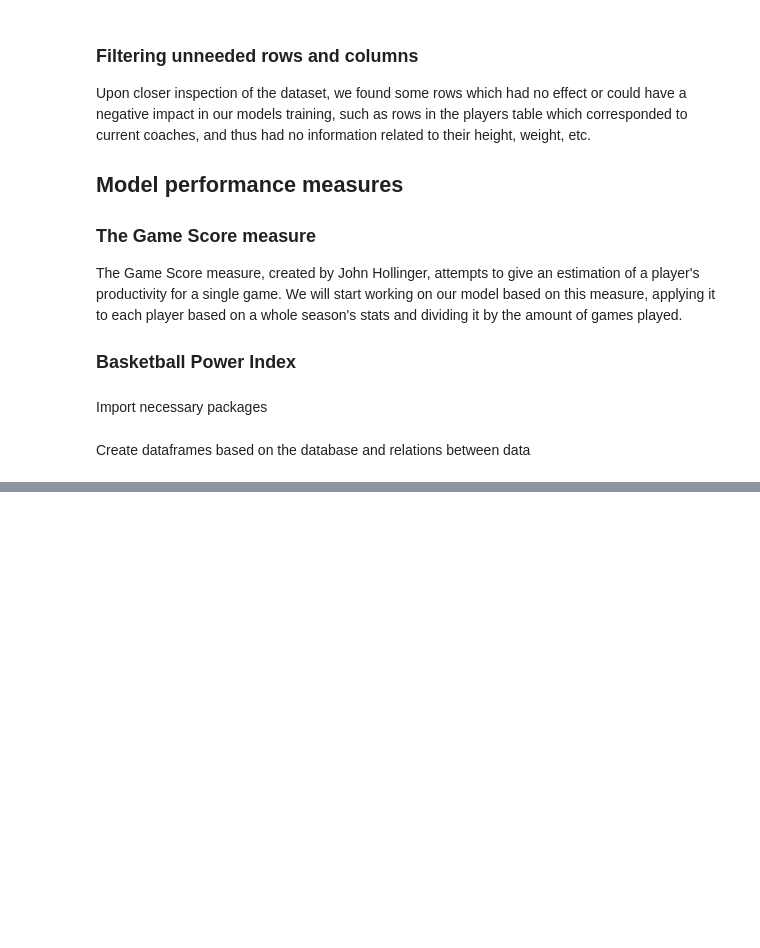
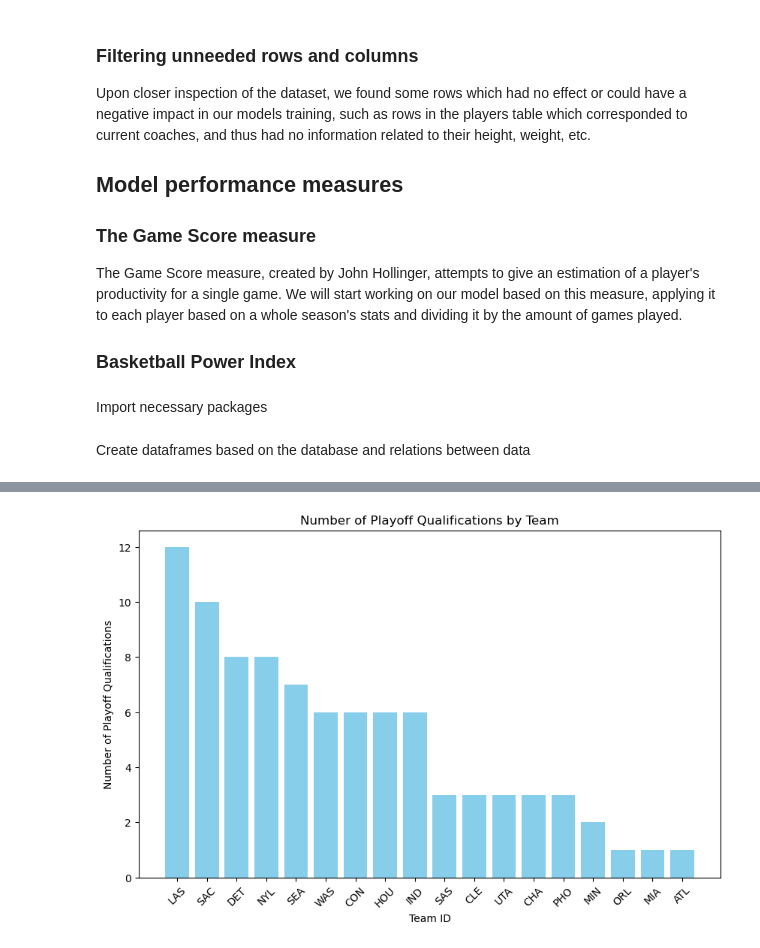
Before and after one commit to toni-santos/ac-2023, a Jupyter notebook: main.ipynb, the cells around one changed output, grey strips where cells are left out. Drawn from its saved outputs; the diff is of its cells as text; code cells hidden in the pictures; blank space fills up the shorter version.

```diff
--- a/main.ipynb
+++ b/main.ipynb
@@ -72,0 +195,22 @@ cc_tm = pd.read_sql_query("SELECT * FROM coaches INNER JOIN teams ON (coaches.tm
+# %%
+# Remove duplicate columns
+cc_tm = cc_tm.loc[:,~cc_tm.columns.duplicated()].copy()
+
+# Calculate the number of awards won per team
+playoffs_count = cc_tm[cc_tm['playoff'] == 'Y'].groupby('tmID').size().reset_index(name='playoff_count')
+
+playoffs_count = playoffs_count.sort_values(by='playoff_count', ascending=False)
+
+# Merge awards count with player attributes
+merged_df = pd.merge(awards_count, pl_aw, on='playerID', how='inner')
+
+# Create a bar chart
+plt.figure(figsize=(10, 6))
+plt.bar(playoffs_count['tmID'], playoffs_count['playoff_count'], color='skyblue')
+plt.xlabel('Team ID')
+plt.ylabel('Number of Playoff Qualifications')
+plt.title('Number of Playoff Qualifications by Team')
+plt.xticks(rotation=45)
+plt.show()
+# %% [output]
+[figure, added]
```
Also changed, not shown: parts of 7 cells of this notebook, 1 other file.
